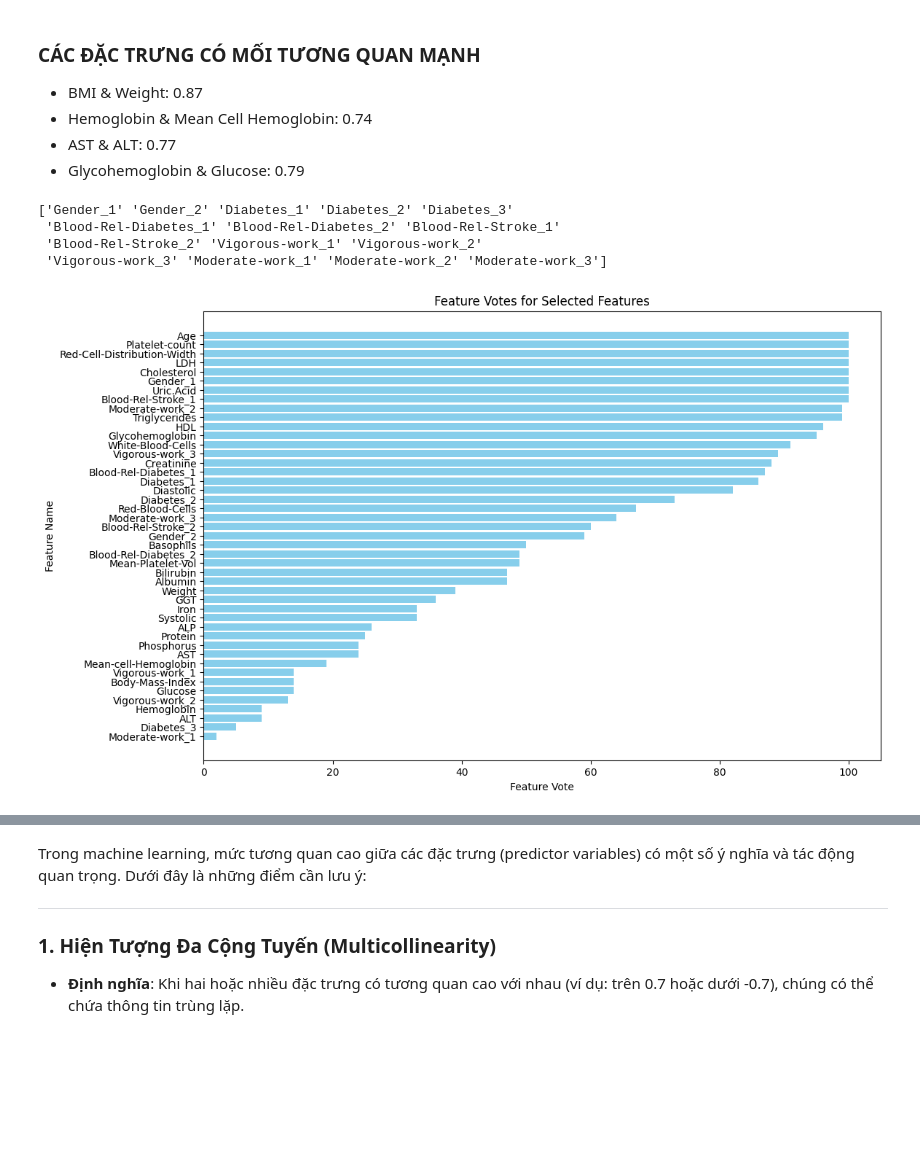
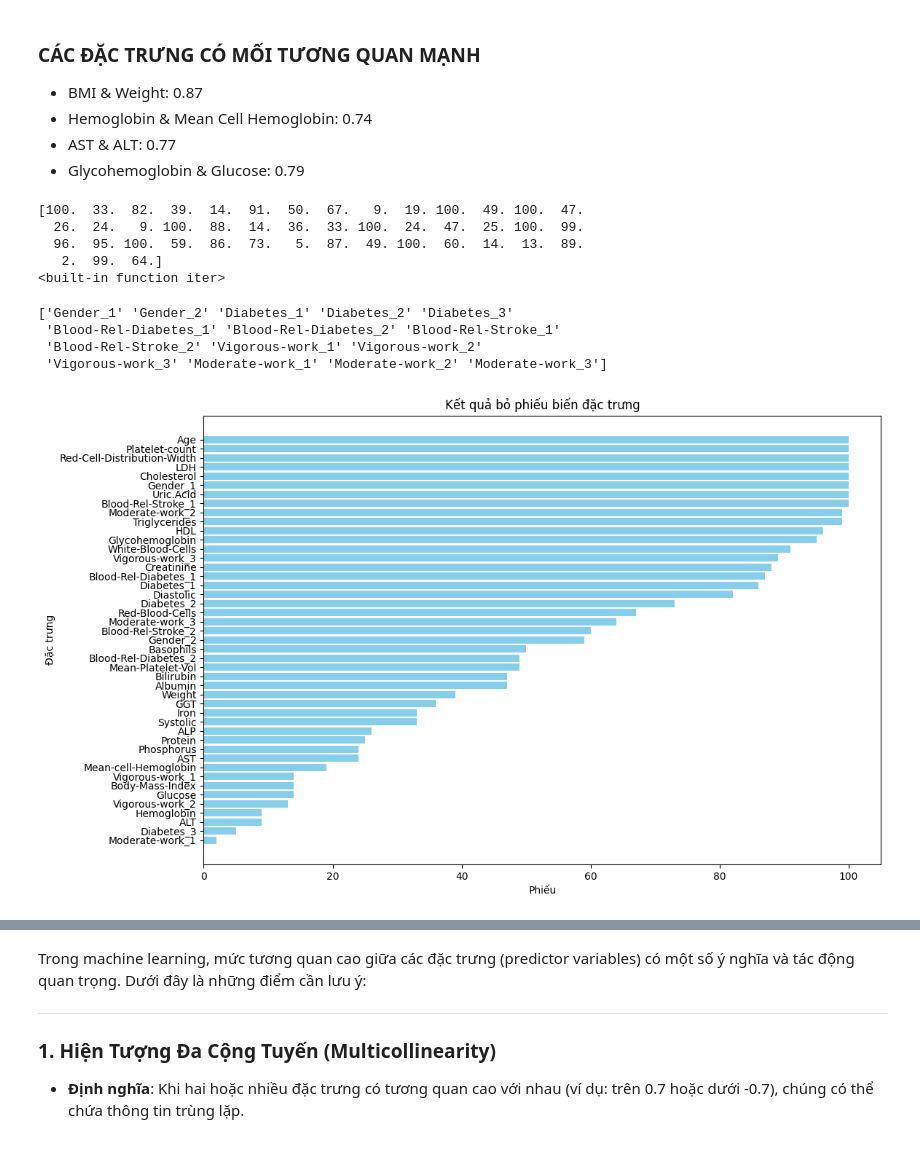
Before and after one commit to SlowJii/PTIT-CNN-Prediction-Cardiovascular, a Jupyter notebook: CNN-Cardiovascular-Prediction.ipynb, the cells around one changed output, grey strips where cells are left out. Drawn from its saved outputs; the diff is of its cells as text; code cells hidden in the pictures; blank space fills up the shorter version.

```diff
--- a/CNN-Cardiovascular-Prediction.ipynb
+++ b/CNN-Cardiovascular-Prediction.ipynb
@@ -34,8 +35,8 @@ np.random.seed(2095)
 ### ĐỌC DỮ LIỆU TỪ DATASET
 # %%
 file_path = r'D:\PTIT-CNN-Prediction-Cardiovascular\CardiacPrediction.xlsx'
-df = pd.read_excel(file_path, sheet_name='CoroHeartDis')
-print(df.columns)
+ipData = pd.read_excel(file_path, sheet_name='CoroHeartDis')
+print(ipData.columns)
 # %% [output]
 Index(['SEQN', 'Gender', 'Age', 'Annual-Family-Income',
        'Ratio-Family-Income-Poverty', 'X60-sec-pulse', 'Systolic', 'Diastolic',
@@ -227,10 +253,10 @@ Nhờ vào khả năng chọn lọc đặc trưng và giảm độ phức tạp
 # %% [markdown]
 ### Tạo biến mục tiêu và loại bỏ các cột không cần thiết
 # %%
-opLabel = np.array(df['CoronaryHeartDisease'])
+opLabel = np.array(ipData['CoronaryHeartDisease'])
 
 # Loại bỏ các cột không cần thiết
-df.drop(
+ipData.drop(
     ['SEQN', 'CoronaryHeartDisease', 'Annual-Family-Income', 'Height',
      'Ratio-Family-Income-Poverty', 'X60-sec-pulse', 'Health-Insurance',
      'Lymphocyte', 'Monocyte', 'Eosinophils', 'Total-Cholesterol',
@@ -239,7 +265,7 @@ df.drop(
     inplace=True
 )
 
-print(f"Số lượng biến trước khi tạo biến giả: {df.shape[1]}")
+print(f"Số lượng biến trước khi tạo biến giả: {ipData.shape[1]}")
 # %% [output]
 Số lượng biến trước khi tạo biến giả: 36
 # %% [markdown]
@@ -259,15 +285,16 @@ neutrophil phân đoạn
 Các biến này **không được xem xét** trong các bước xử lý và phân tích tiếp theo
 # %%
 # Chuyển đổi các biến phân loại thành biến giả
-df = pd.get_dummies(df, columns=["Gender", "Diabetes", "Blood-Rel-Diabetes",
+ipData = pd.get_dummies(ipData, columns=["Gender", "Diabetes", "Blood-Rel-Diabetes",
                                  "Blood-Rel-Stroke", "Vigorous-work", "Moderate-work"])
 
 # Kiểm tra số lượng biến sau chuyển đổi
-print(f"Số lượng biến sau khi tạo biến giả: {df.shape[1]}")
+print(f"Số lượng biến sau khi tạo biến giả: {ipData.shape[1]}")
+df = ipData.copy()
 
 # Lấy tên các cột biến đặc trưng và chuyển dataframe thành mảng numpy
-varb = np.array(df.columns)
-ipData = np.array(df)
+varb = np.array(ipData.columns)
+ipData = np.array(ipData)
 
 # Khởi tạo mảng đếm tần suất (bỏ phiếu) cho các biến đặc trưng
 featureVote = np.zeros(ipData.shape[1])
@@ -386,13 +413,20 @@ for num in range(iteR):
     # Chia tập dữ liệu
     label0_indx_train = label0_indx[:numTrainData0-1]
     label1_indx_train = label1_indx[:numTrainData1-1]
-    trainIndx = np.append(label0_indx_train, label1_indx_train)
-    trainData = ipData[trainIndx]
-    trainLabel = opLabel[trainIndx]
+    label0_indx_test  = label0_indx[numTrainData0-1:]
+    label1_indx_test  = label1_indx[numTrainData1-1:]
+
+    testIndx  = np.append(label0_indx_test,label1_indx_test)
+    trainIndx = np.append(label0_indx_train,label1_indx_train)
+    trainData  =  ipData[trainIndx]
+    trainLabel =  opLabel[trainIndx]
+    testData   =  ipData[testIndx]
+    testLabel  =  opLabel[testIndx]
 
     # Chuẩn hóa dữ liệu
     scaler = preprocessing.StandardScaler().fit(trainData)
     trainData_scaled = scaler.transform(trainData)
+    testData_scaled  = scaler.transform(testData)
 
     # Hồi quy Lasso
     regr = Lasso(random_state=0, alpha=0.006, tol=0.000001, max_iter=100000)
@@ -403,6 +437,15 @@ for num in range(iteR):
     colIndx = np.where(cof != 0)[0]
     for col in colIndx:
         featureVote[col] += 1
+# %%
+print(featureVote)
+print(iter)
+# %% [output]
+[100.  33.  82.  39.  14.  91.  50.  67.   9.  19. 100.  49. 100.  47.
+  26.  24.   9. 100.  88.  14.  36.  33. 100.  24.  47.  25. 100.  99.
+  96.  95. 100.  59.  86.  73.   5.  87.  49. 100.  60.  14.  13.  89.
+   2.  99.  64.]
+<built-in function iter>
 # %%
 print(varb[30:])
 # %% [output]
@@ -413,24 +456,24 @@ print(varb[30:])
 # %%
 import matplotlib.pyplot as plt
 
 # Create a DataFrame for better visualization
-feature_vote_df = pd.DataFrame({
+feature_vote_ipData = pd.DataFrame({
     'Feature': varb,
     'Feature Vote': featureVote
 })
 
 # Sort the DataFrame by 'Feature Vote' in descending order
-feature_vote_df = feature_vote_df.sort_values(by='Feature Vote', ascending=False)
+feature_vote_ipData = feature_vote_ipData.sort_values(by='Feature Vote', ascending=False)
 
 # Plot the feature votes
 plt.figure(figsize=(12, 8))
-plt.barh(feature_vote_df['Feature'], feature_vote_df['Feature Vote'], color='skyblue')
-plt.xlabel('Feature Vote')
-plt.ylabel('Feature Name')
-plt.title('Feature Votes for Selected Features')
+plt.barh(feature_vote_ipData['Feature'], feature_vote_ipData['Feature Vote'], color='skyblue')
+plt.xlabel('Phiếu')
+plt.ylabel('Đặc trưng')
+plt.title('Kết quả bỏ phiếu biến đặc trưng')
 plt.gca().invert_yaxis()  # Invert y-axis to have the highest votes at the top
 plt.show()
 # %% [output]
-[figure, old version]
+[figure, new version]
 # %%
 # Extract features with featureVote < 40
```
Also changed, not shown: parts of 121 cells of this notebook.
